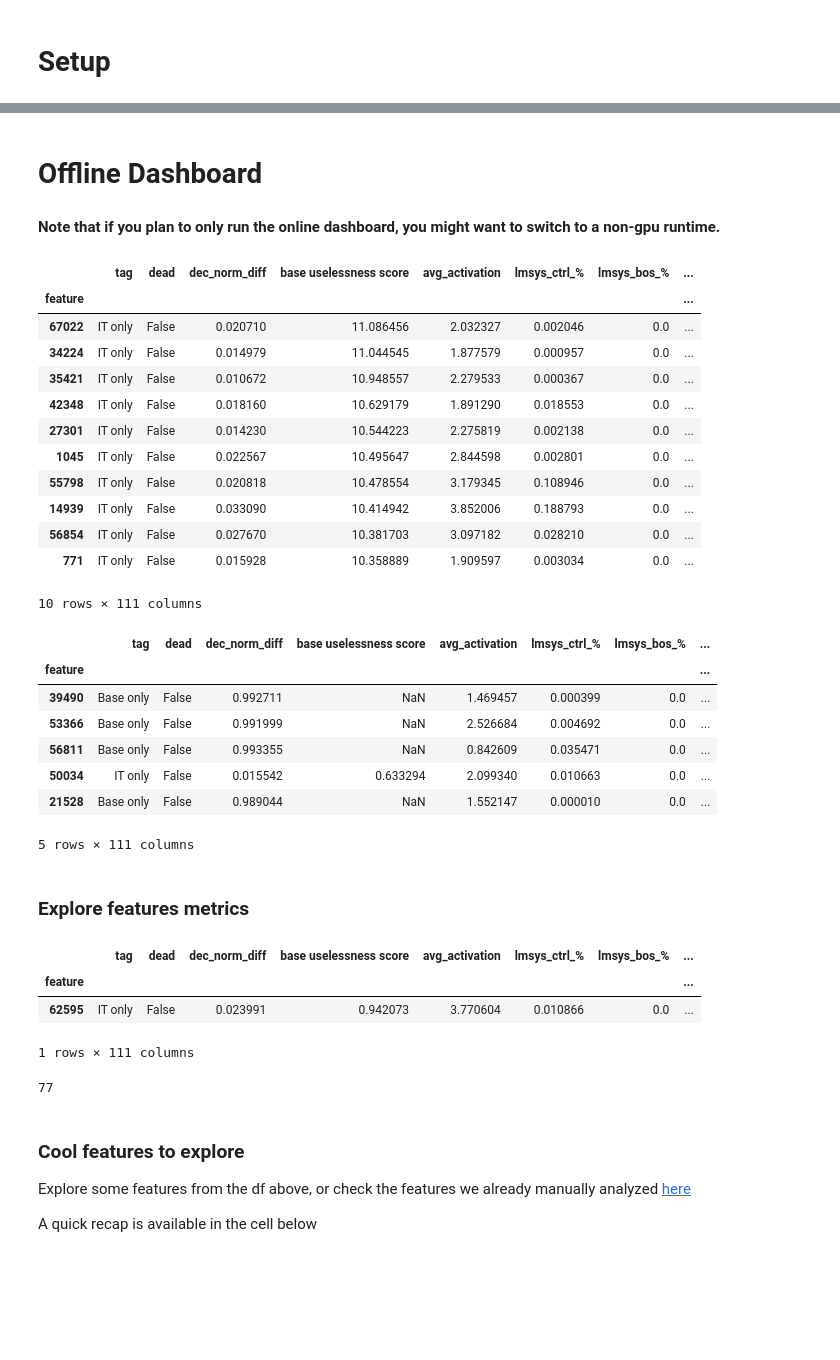
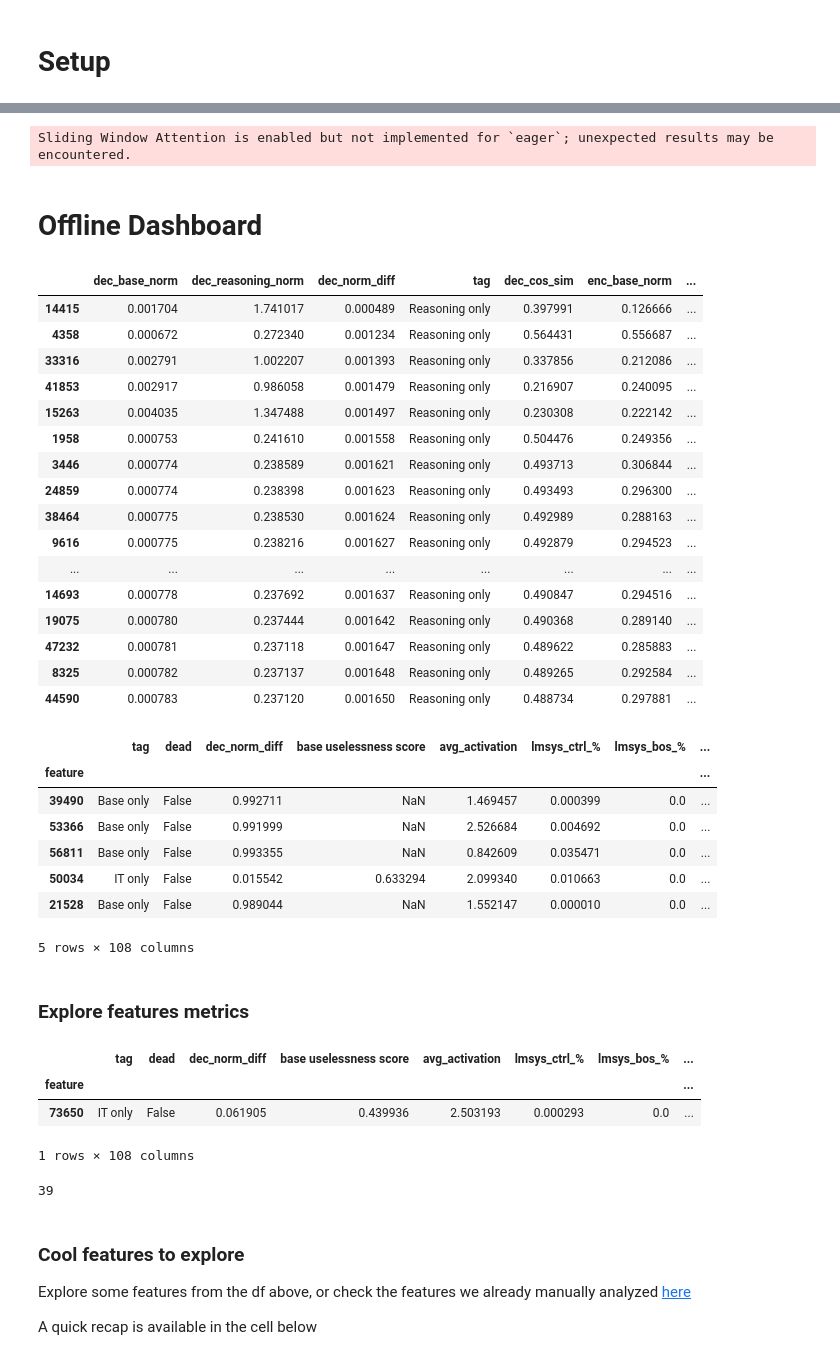
Before and after one commit to mitroitskii/interp-experiments, a Jupyter notebook: reasoning_diff_project/9. analyze_max_activating_examples.ipynb, the cells around one changed output, grey strips where cells are left out. Saved outputs shown, nothing was run; the diff lists cells and outputs as text; code cells hidden in the pictures; blank space fills up the shorter version.

```diff
--- a/reasoning_diff_project/Crosscoder_Gemma_Demo.ipynb
+++ b/reasoning_diff_project/9. analyze_max_activating_examples.ipynb
@@ -20,4 +10,17 @@ gemma_2_it = load_model("google/gemma-2-2b-it", device_map="auto")
+# %%
+base_model = load_model(
+    "Qwen/Qwen2.5-Math-1.5B",
+    torch_dtype=th.bfloat16,
+    attn_implementation="eager",
+    device_map="cuda:0",
+)
+reasoning_model = load_model(
+    "agentica-org/DeepScaleR-1.5B-Preview",
+    torch_dtype=th.bfloat16,
+    attn_implementation="eager",
+    device_map=f"cuda:{th.cuda.device_count() - 1}",
+)
+# %% [output]
+Sliding Window Attention is enabled but not implemented for `eager`; unexpected results may be encountered.
 # %% [markdown]
 # Offline Dashboard
-# %% [markdown]
-**Note that if you plan to only run the online dashboard, you might want to switch to a non-gpu runtime.**
@@ -28,26 +29,31 @@ repo_id = "Butanium/max-activating-examples-gemma-2-2b-l13-mu4.1e-02-lr1e-04"
 # %%
+df_path = "~/projects/interp-experiments/reasoning_diff_project/analysis/eval_crosscoder/L15_mu3.6e-02_lr1e-04/data/feature_df.csv"
+
 import pandas as pd
-df_path = hf_hub_download(repo_id=repo_id, filename="feature_df.csv", repo_type="dataset")
 df = pd.read_csv(df_path, index_col=0)
 available_features = df[
-    (df["tag"].isin(["IT only", "Base only"])) & (df["dead"] == False)
+    (df["tag"].isin(["Reasoning only", "Base only"]))
 ]
 available_features_idx = available_features.index.tolist()
-available_features.sort_values(by='base uselessness score', ascending=False).head(10)
+available_features.sort_values(by='dec_norm_diff', ascending=True).head(20)
 # %% [output]
-|  | tag | dead | dec_norm_diff | base uselessness score | avg_activation | lmsys_ctrl_% | lmsys_bos_% | ... |
-| feature |  |  |  |  |  |  |  | ... |
-| 67022 | IT only | False | 0.020710 | 11.086456 | 2.032327 | 0.002046 | 0.0 | ... |
-| 34224 | IT only | False | 0.014979 | 11.044545 | 1.877579 | 0.000957 | 0.0 | ... |
-| 35421 | IT only | False | 0.010672 | 10.948557 | 2.279533 | 0.000367 | 0.0 | ... |
-| 42348 | IT only | False | 0.018160 | 10.629179 | 1.891290 | 0.018553 | 0.0 | ... |
-| 27301 | IT only | False | 0.014230 | 10.544223 | 2.275819 | 0.002138 | 0.0 | ... |
-| 1045 | IT only | False | 0.022567 | 10.495647 | 2.844598 | 0.002801 | 0.0 | ... |
-| 55798 | IT only | False | 0.020818 | 10.478554 | 3.179345 | 0.108946 | 0.0 | ... |
-| 14939 | IT only | False | 0.033090 | 10.414942 | 3.852006 | 0.188793 | 0.0 | ... |
-| 56854 | IT only | False | 0.027670 | 10.381703 | 3.097182 | 0.028210 | 0.0 | ... |
-| 771 | IT only | False | 0.015928 | 10.358889 | 1.909597 | 0.003034 | 0.0 | ... |
+|  | dec_base_norm | dec_reasoning_norm | dec_norm_diff | tag | dec_cos_sim | enc_base_norm | ... |
+| 14415 | 0.001704 | 1.741017 | 0.000489 | Reasoning only | 0.397991 | 0.126666 | ... |
+| 4358 | 0.000672 | 0.272340 | 0.001234 | Reasoning only | 0.564431 | 0.556687 | ... |
+| 33316 | 0.002791 | 1.002207 | 0.001393 | Reasoning only | 0.337856 | 0.212086 | ... |
+| 41853 | 0.002917 | 0.986058 | 0.001479 | Reasoning only | 0.216907 | 0.240095 | ... |
+| 15263 | 0.004035 | 1.347488 | 0.001497 | Reasoning only | 0.230308 | 0.222142 | ... |
+| 1958 | 0.000753 | 0.241610 | 0.001558 | Reasoning only | 0.504476 | 0.249356 | ... |
+| 3446 | 0.000774 | 0.238589 | 0.001621 | Reasoning only | 0.493713 | 0.306844 | ... |
+| 24859 | 0.000774 | 0.238398 | 0.001623 | Reasoning only | 0.493493 | 0.296300 | ... |
+| 38464 | 0.000775 | 0.238530 | 0.001624 | Reasoning only | 0.492989 | 0.288163 | ... |
+| 9616 | 0.000775 | 0.238216 | 0.001627 | Reasoning only | 0.492879 | 0.294523 | ... |
+| ... | ... | ... | ... | ... | ... | ... | ... |
+| 14693 | 0.000778 | 0.237692 | 0.001637 | Reasoning only | 0.490847 | 0.294516 | ... |
+| 19075 | 0.000780 | 0.237444 | 0.001642 | Reasoning only | 0.490368 | 0.289140 | ... |
+| 47232 | 0.000781 | 0.237118 | 0.001647 | Reasoning only | 0.489622 | 0.285883 | ... |
+| 8325 | 0.000782 | 0.237137 | 0.001648 | Reasoning only | 0.489265 | 0.292584 | ... |
+| 44590 | 0.000783 | 0.237120 | 0.001650 | Reasoning only | 0.488734 | 0.297881 | ... |
-10 rows × 111 columns
 # %%
 # Most frequent features on lmsys
 available_features.sort_values(by='lmsys_freq', ascending=False).head(5)
@@ -59,22 +65,22 @@ available_features.sort_values(by='lmsys_freq', ascending=False).head(5)
 | 56811 | Base only | False | 0.993355 | NaN | 0.842609 | 0.035471 | 0.0 | ... |
 | 50034 | IT only | False | 0.015542 | 0.633294 | 2.099340 | 0.010663 | 0.0 | ... |
 | 21528 | Base only | False | 0.989044 | NaN | 1.552147 | 0.000010 | 0.0 | ... |
-5 rows × 111 columns
+5 rows × 108 columns
 # %% [markdown]
 ### Explore features metrics
 # %%
-feature_idx = 62595 # @param {type:"raw"} # ??? what is @param {type:"raw"} ?
+feature_idx = 73650 # @param {type:"raw"}
 df[df.index == feature_idx]
 # %% [output]
 |  | tag | dead | dec_norm_diff | base uselessness score | avg_activation | lmsys_ctrl_% | lmsys_bos_% | ... |
 | feature |  |  |  |  |  |  |  | ... |
-| 62595 | IT only | False | 0.023991 | 0.942073 | 3.770604 | 0.010866 | 0.0 | ... |
+| 73650 | IT only | False | 0.061905 | 0.439936 | 2.503193 | 0.000293 | 0.0 | ... |
-1 rows × 111 columns
+1 rows × 108 columns
 # %%
 # @markdown # Download max activating examples database
 examples_source = "chat data" # @param ["chat data", "web data", "both chat and web"]
 # @markdown Use 20 for faster download
-num_max_activating_examples = 20 # @param [20, 100] {type:"raw"}
+num_max_activating_examples = 100 # @param [20, 100] {type:"raw"}
 match examples_source:
     case "chat data":
         name = "chat"
@@ -84,9 +90,10 @@ match examples_source:
         name = "chat_base"
 num = "_20" if num_max_activating_examples == 20 else ""
 db_path = hf_hub_download(repo_id=repo_id, filename=f"{name}_examples{num}.db", repo_type="dataset")
+import gc
 gc.collect()
 # %% [output]
-77
+39
 # %% [markdown]
 ### Cool features to explore
 Explore some features from the df above, or check the features we already manually analyzed [here](https://flax-group-6cc.notion.site/Using-CrossCoder-for-model-diffing-e9e3e6d48cc542a8b594ab737936d433?pvs=25#e917941297da40278d8c38d99fca9325)
```
Also changed, not shown: parts of 14 cells of this notebook, 1 other file.
